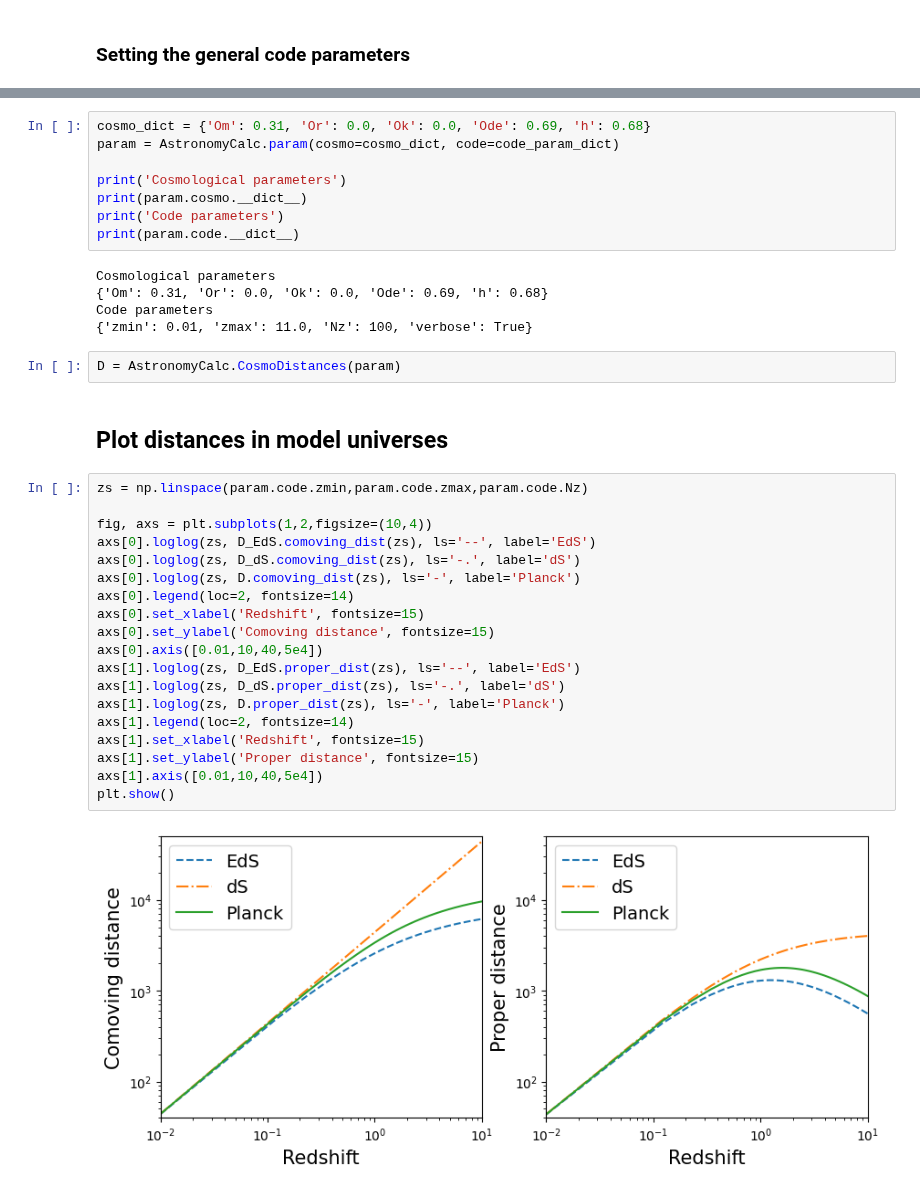
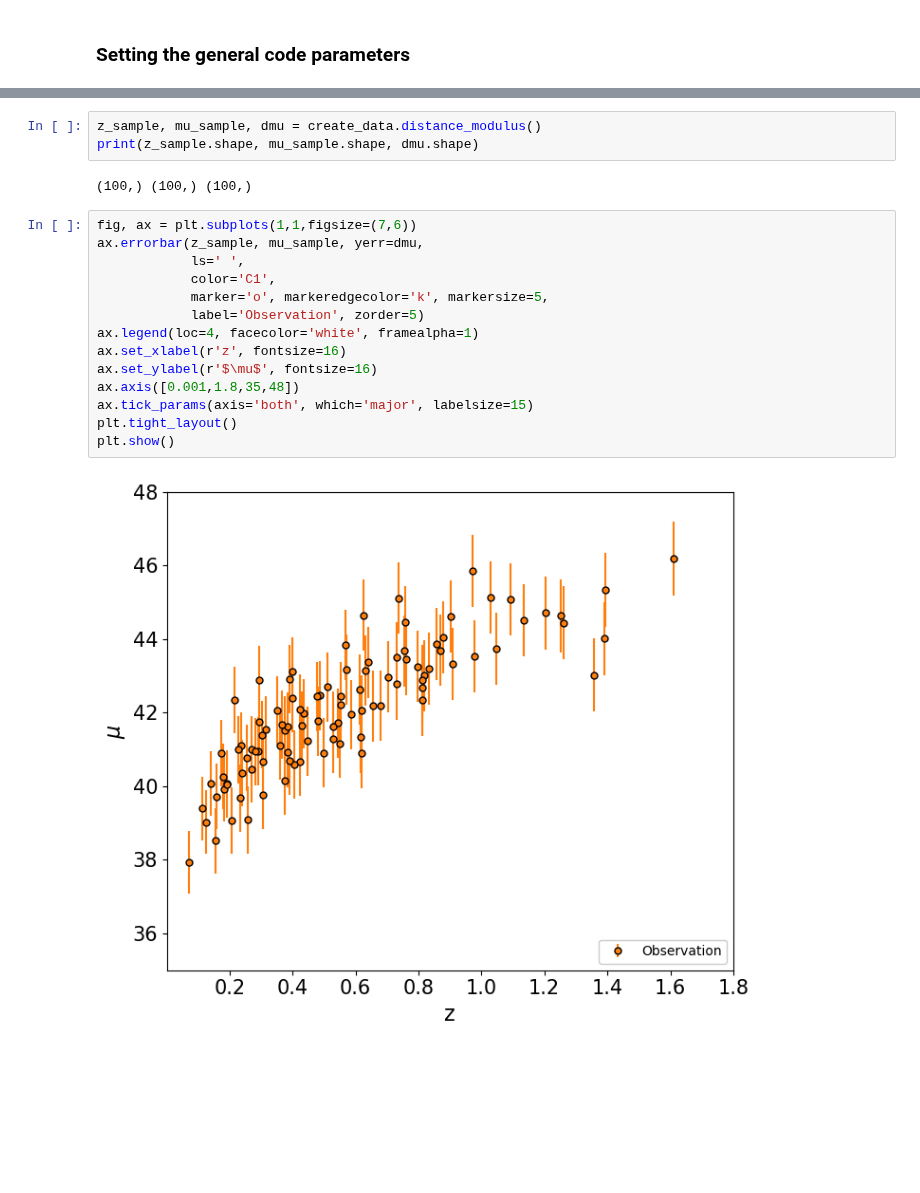
Before and after one commit to sambit-giri/AstronomyCalc, a Jupyter notebook: docs/examples/hubble_diagram.ipynb, the cells around one changed output, grey strips where cells are left out. Saved outputs shown, nothing was run; the diff lists cells and outputs as text; blank space fills up the shorter version.

```diff
--- a/docs/examples/hubble_diagram.ipynb
+++ b/docs/examples/hubble_diagram.ipynb
@@ -50,38 +106,21 @@ D_dS = AstronomyCalc.CosmoDistances(param_dS)
-# %%
-cosmo_dict = {'Om': 0.31, 'Or': 0.0, 'Ok': 0.0, 'Ode': 0.69, 'h': 0.68}
-param = AstronomyCalc.param(cosmo=cosmo_dict, code=code_param_dict)
-
-print('Cosmological parameters')
-print(param.cosmo.__dict__)
-print('Code parameters')
-print(param.code.__dict__)
-# %% [output]
-Cosmological parameters
-{'Om': 0.31, 'Or': 0.0, 'Ok': 0.0, 'Ode': 0.69, 'h': 0.68}
-Code parameters
-{'zmin': 0.01, 'zmax': 11.0, 'Nz': 100, 'verbose': True}
-# %%
-D = AstronomyCalc.CosmoDistances(param)
-# %% [markdown]
-## Plot distances in model universes
-# %%
-zs = np.linspace(param.code.zmin,param.code.zmax,param.code.Nz)
-
-fig, axs = plt.subplots(1,2,figsize=(10,4))
-axs[0].loglog(zs, D_EdS.comoving_dist(zs), ls='--', label='EdS')
-axs[0].loglog(zs, D_dS.comoving_dist(zs), ls='-.', label='dS')
-axs[0].loglog(zs, D.comoving_dist(zs), ls='-', label='Planck')
-axs[0].legend(loc=2, fontsize=14)
-axs[0].set_xlabel('Redshift', fontsize=15)
-axs[0].set_ylabel('Comoving distance', fontsize=15)
-axs[0].axis([0.01,10,40,5e4])
-axs[1].loglog(zs, D_EdS.proper_dist(zs), ls='--', label='EdS')
-axs[1].loglog(zs, D_dS.proper_dist(zs), ls='-.', label='dS')
-axs[1].loglog(zs, D.proper_dist(zs), ls='-', label='Planck')
-axs[1].legend(loc=2, fontsize=14)
-axs[1].set_xlabel('Redshift', fontsize=15)
-axs[1].set_ylabel('Proper distance', fontsize=15)
-axs[1].axis([0.01,10,40,5e4])
-plt.show()
-# %% [output]
-[figure, removed]
+# %%
+z_sample, mu_sample, dmu = create_data.distance_modulus()
+print(z_sample.shape, mu_sample.shape, dmu.shape)
+# %% [output]
+(100,) (100,) (100,)
+# %%
+fig, ax = plt.subplots(1,1,figsize=(7,6))
+ax.errorbar(z_sample, mu_sample, yerr=dmu,
+            ls=' ',
+            color='C1',
+            marker='o', markeredgecolor='k', markersize=5,
+            label='Observation', zorder=5)
+ax.legend(loc=4, facecolor='white', framealpha=1)
+ax.set_xlabel(r'z', fontsize=16)
+ax.set_ylabel(r'$\mu$', fontsize=16)
+ax.axis([0.001,1.8,35,48])
+ax.tick_params(axis='both', which='major', labelsize=15)
+plt.tight_layout()
+plt.show()
+# %% [output]
+[figure, added]
```
Also changed, not shown: parts of 54 cells of this notebook, 3 other files.
